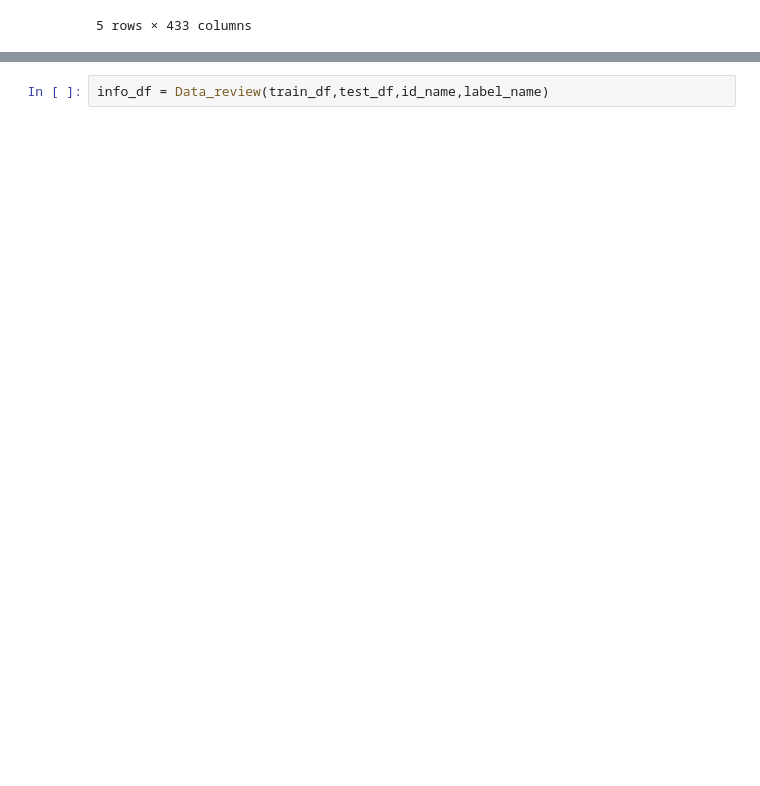
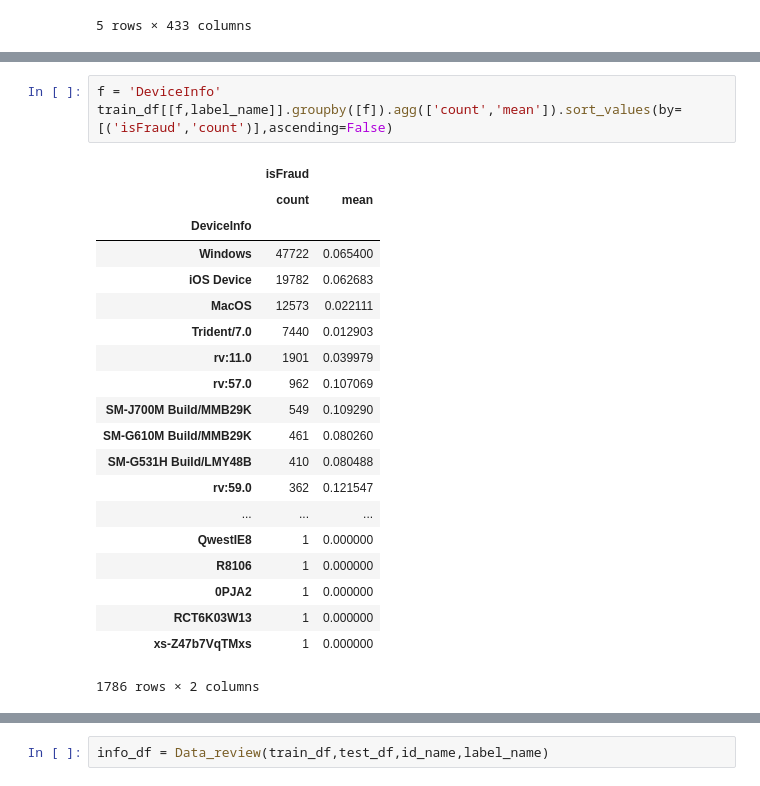
Before and after one commit to jxzly/Kaggle-IEEE-CIS-Fraud-Detection-2019, a Jupyter notebook: data_review.ipynb, the cells around one changed output, grey strips where cells are left out. Cells and saved outputs as stored; diff of their text form; blank space fills up the shorter version.

```diff
--- a/data_review.ipynb
+++ b/data_review.ipynb
@@ -88,0 +129,24 @@ def Data_review(trainDf,testDf,idName,labelName):
+# %%
+f = 'DeviceInfo'
+train_df[[f,label_name]].groupby([f]).agg(['count','mean']).sort_values(by=[('isFraud','count')],ascending=False)
+# %% [output]
+|  | isFraud |  |
+|  | count | mean |
+| DeviceInfo |  |  |
+| Windows | 47722 | 0.065400 |
+| iOS Device | 19782 | 0.062683 |
+| MacOS | 12573 | 0.022111 |
+| Trident/7.0 | 7440 | 0.012903 |
+| rv:11.0 | 1901 | 0.039979 |
+| rv:57.0 | 962 | 0.107069 |
+| SM-J700M Build/MMB29K | 549 | 0.109290 |
+| SM-G610M Build/MMB29K | 461 | 0.080260 |
+| SM-G531H Build/LMY48B | 410 | 0.080488 |
+| rv:59.0 | 362 | 0.121547 |
+| ... | ... | ... |
+| QwestIE8 | 1 | 0.000000 |
+| R8106 | 1 | 0.000000 |
+| 0PJA2 | 1 | 0.000000 |
+| RCT6K03W13 | 1 | 0.000000 |
+| xs-Z47b7VqTMxs | 1 | 0.000000 |
+1786 rows × 2 columns
```
Also changed, not shown: parts of 9 cells of this notebook, 2 other files.
